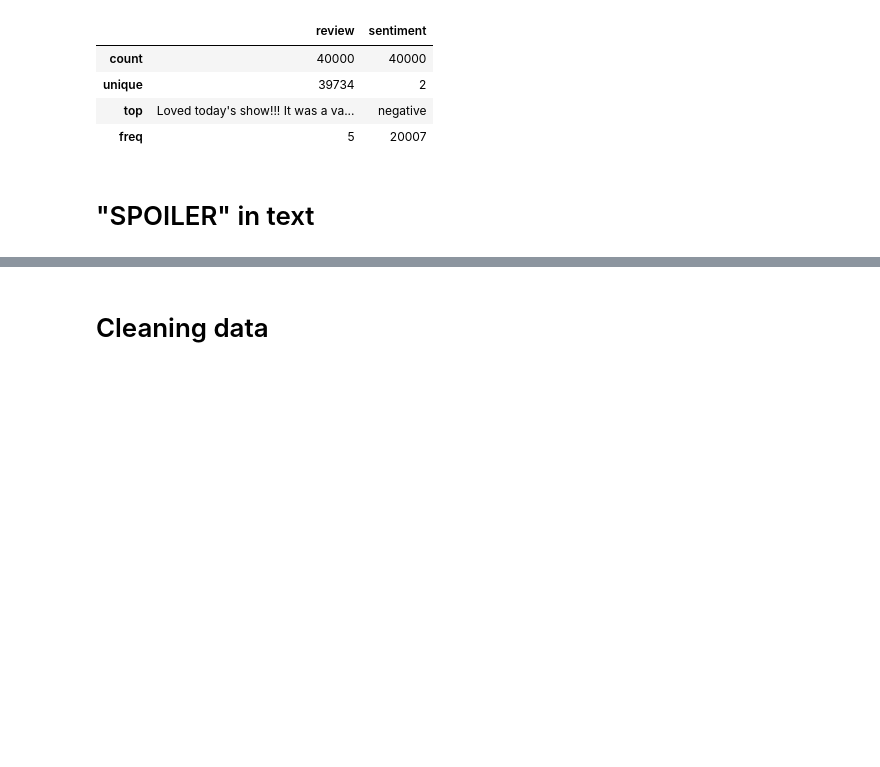
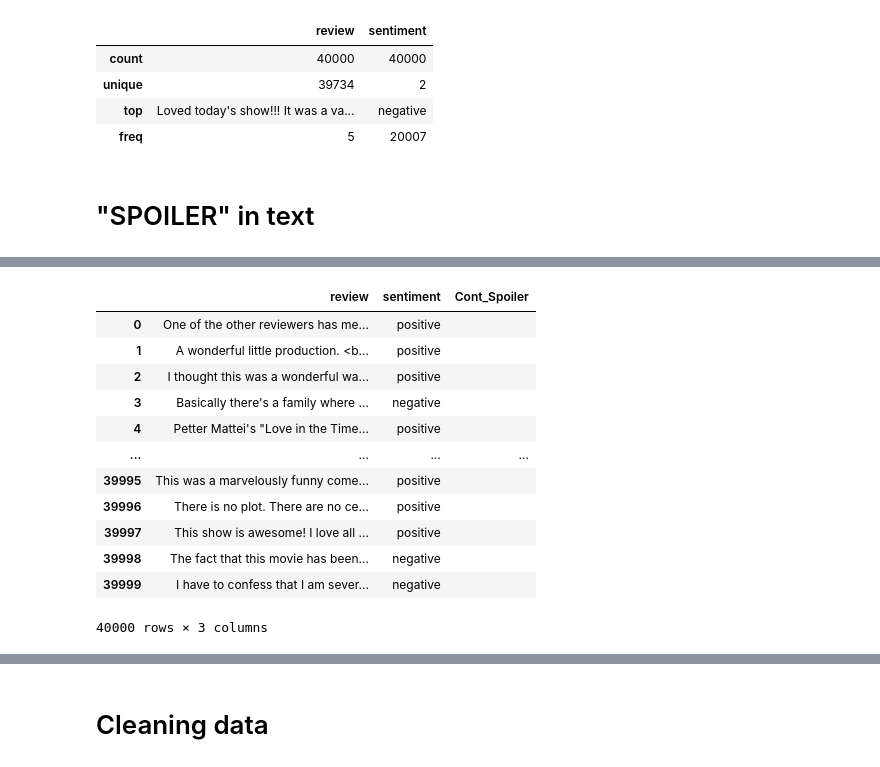
Before and after one commit to Julila/MLDA_Pr8, a Jupyter notebook: first_attempt.ipynb, the cells around one changed output, grey strips where cells are left out. Saved outputs shown, nothing was run; the diff lists cells and outputs as text; code cells hidden in the pictures; blank space fills up the shorter version.

```diff
--- a/first_attempt.ipynb
+++ b/first_attempt.ipynb
@@ -51,0 +47,18 @@ print (rewiev_spoiler)
+# %%
+#Add a column "Contain_spoiler_word" to the trainin data set
+
+training_data.assign(Cont_Spoiler="")
+# %% [output]
+|  | review | sentiment | Cont_Spoiler |
+| 0 | One of the other reviewers has me... | positive |  |
+| 1 | A wonderful little production. <b... | positive |  |
+| 2 | I thought this was a wonderful wa... | positive |  |
+| 3 | Basically there's a family where ... | negative |  |
+| 4 | Petter Mattei's "Love in the Time... | positive |  |
+| ... | ... | ... | ... |
+| 39995 | This was a marvelously funny come... | positive |  |
+| 39996 | There is no plot. There are no ce... | positive |  |
+| 39997 | This show is awesome! I love all ... | positive |  |
+| 39998 | The fact that this movie has been... | negative |  |
+| 39999 | I have to confess that I am sever... | negative |  |
+40000 rows × 3 columns
```
Also changed, not shown: parts of 20 cells of this notebook.
